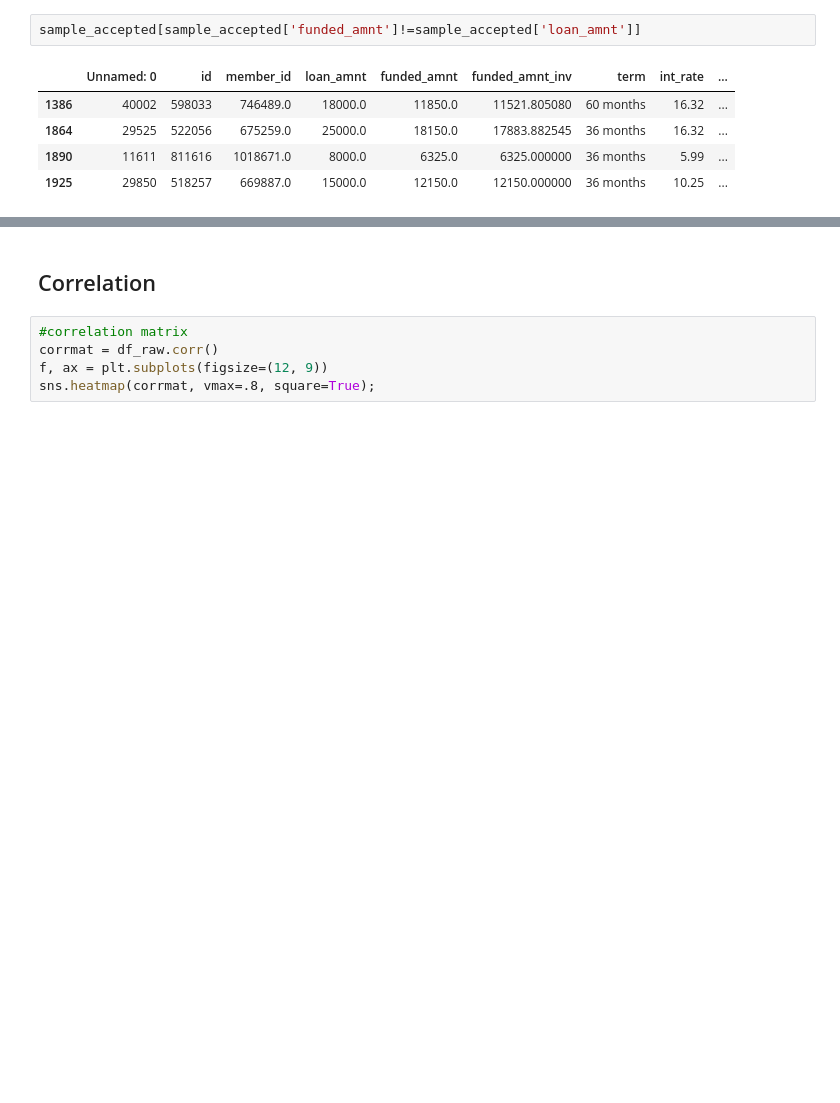
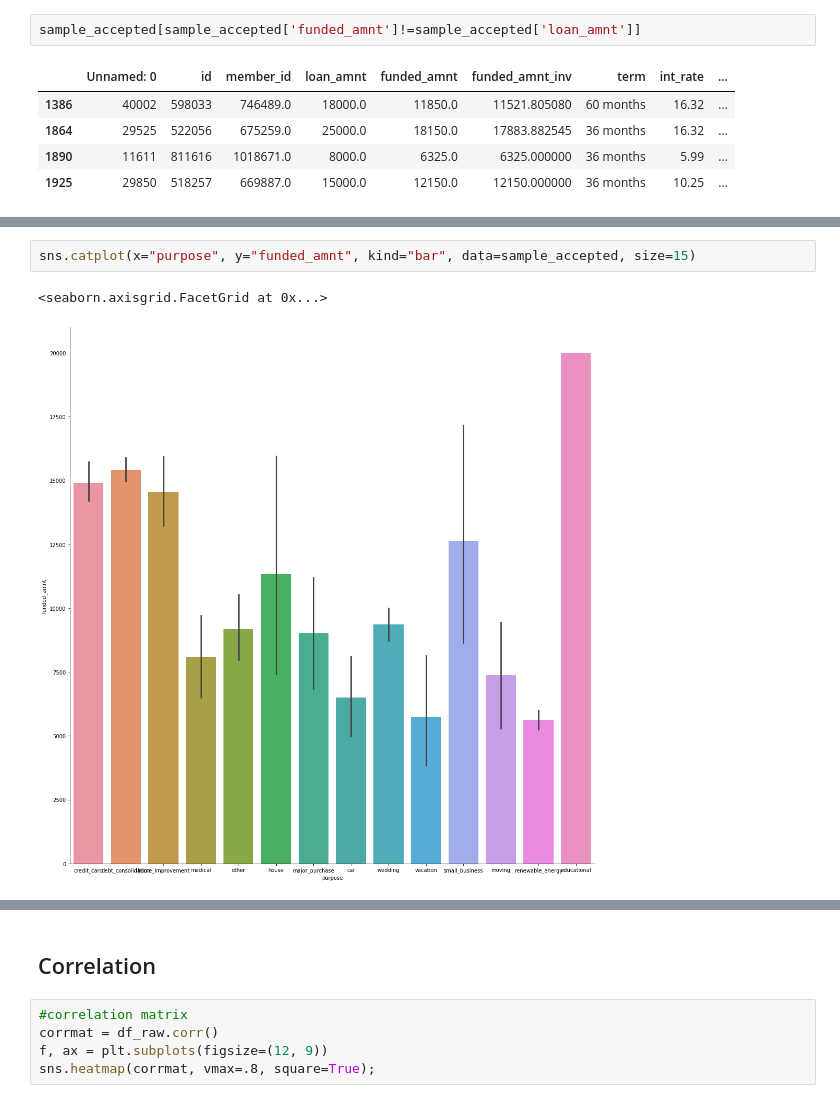
Before and after one commit to miazhx/capstone, a Jupyter notebook: Mia/Data Exploration.ipynb, the cells around one changed output, grey strips where cells are left out. Cells and saved outputs as stored; diff of their text form; blank space fills up the shorter version.

```diff
--- a/Mia/Data Exploration.ipynb
+++ b/Mia/Data Exploration.ipynb
@@ -178,0 +184,5 @@ for column in plotist:
+# %%
+sns.catplot(x="purpose", y="funded_amnt", kind="bar", data=sample_accepted, size=15)
+# %% [output]
+<seaborn.axisgrid.FacetGrid at 0x...>
+[figure, added]
```
Also changed, not shown: parts of 41 cells of this notebook, 3 other files.
